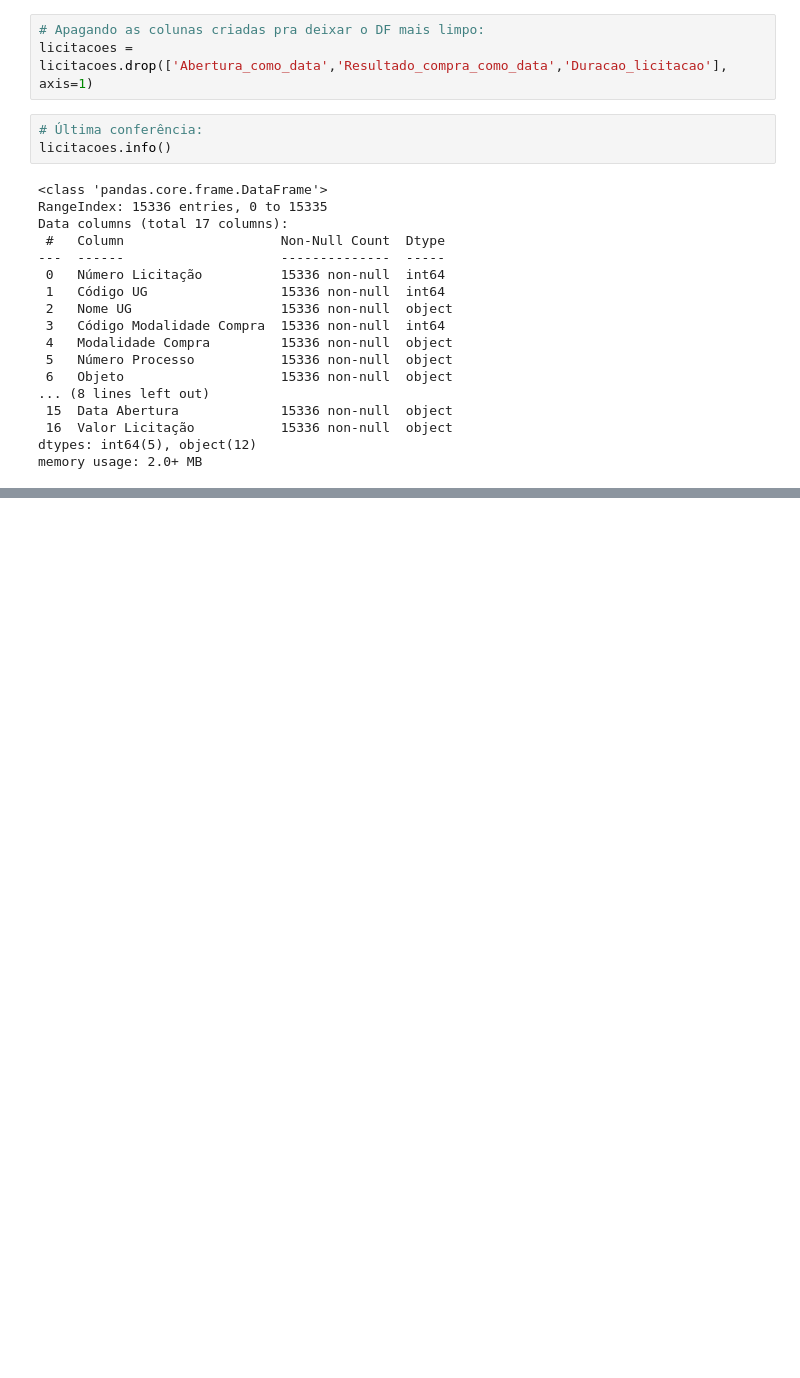
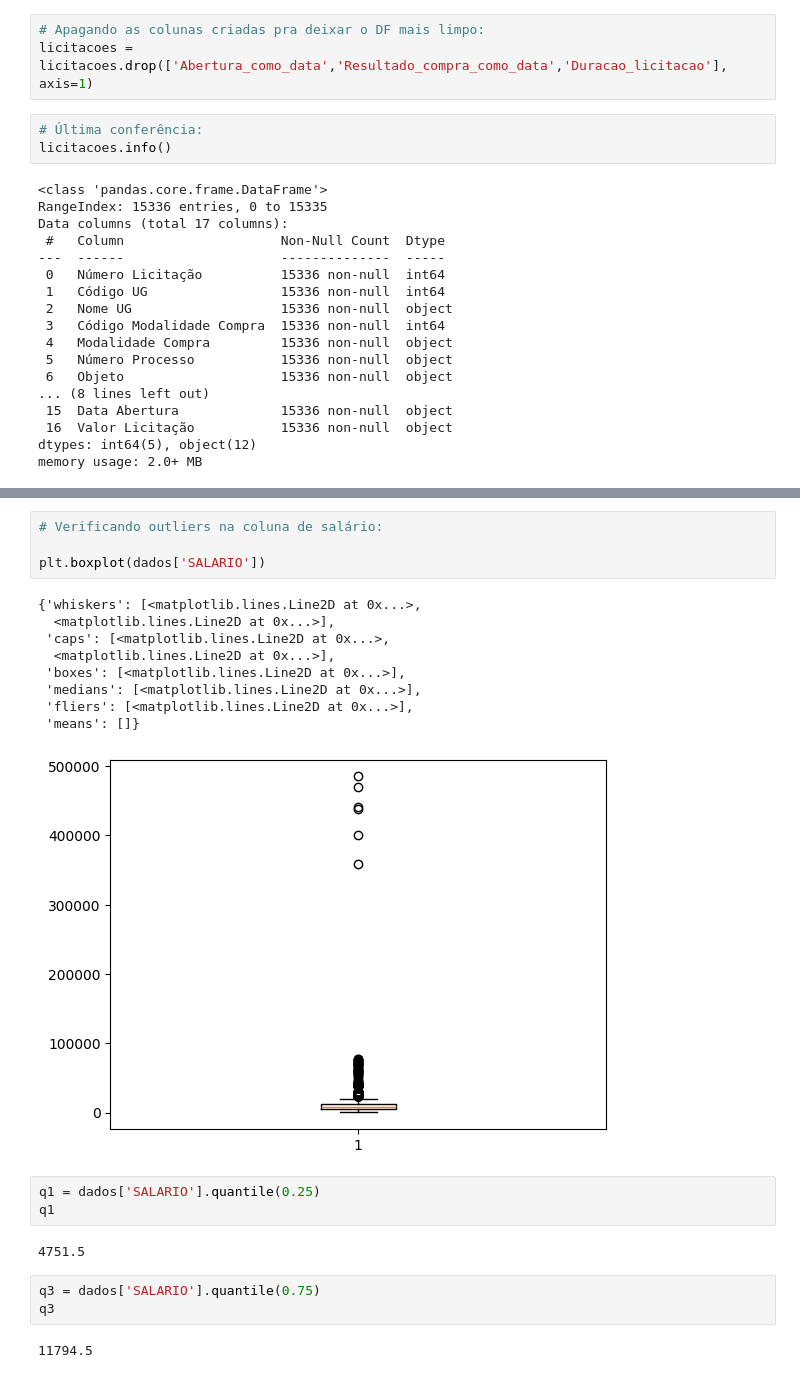
Before and after one commit to pdrpnhr/programaria-primeiros-passos-python, a Jupyter notebook: Modulo3/analise_dados.ipynb, the cells around one changed output, grey strips where cells are left out. Drawn from its saved outputs; the diff is of its cells as text; blank space fills up the shorter version.

```diff
--- a/Modulo3/analise_dados.ipynb
+++ b/Modulo3/analise_dados.ipynb
@@ -772,0 +831,24 @@ memory usage: 2.0+ MB
+# %%
+# Verificando outliers na coluna de salário:
+
+plt.boxplot(dados['SALARIO'])
+# %% [output]
+{'whiskers': [<matplotlib.lines.Line2D at 0x...>,
+  <matplotlib.lines.Line2D at 0x...>],
+ 'caps': [<matplotlib.lines.Line2D at 0x...>,
+  <matplotlib.lines.Line2D at 0x...>],
+ 'boxes': [<matplotlib.lines.Line2D at 0x...>],
+ 'medians': [<matplotlib.lines.Line2D at 0x...>],
+ 'fliers': [<matplotlib.lines.Line2D at 0x...>],
+ 'means': []}
+[figure, added]
+# %%
+q1 = dados['SALARIO'].quantile(0.25)
+q1
+# %% [output]
+4751.5
+# %%
+q3 = dados['SALARIO'].quantile(0.75)
+q3
+# %% [output]
+11794.5
```
Also changed, not shown: parts of 52 cells of this notebook.
